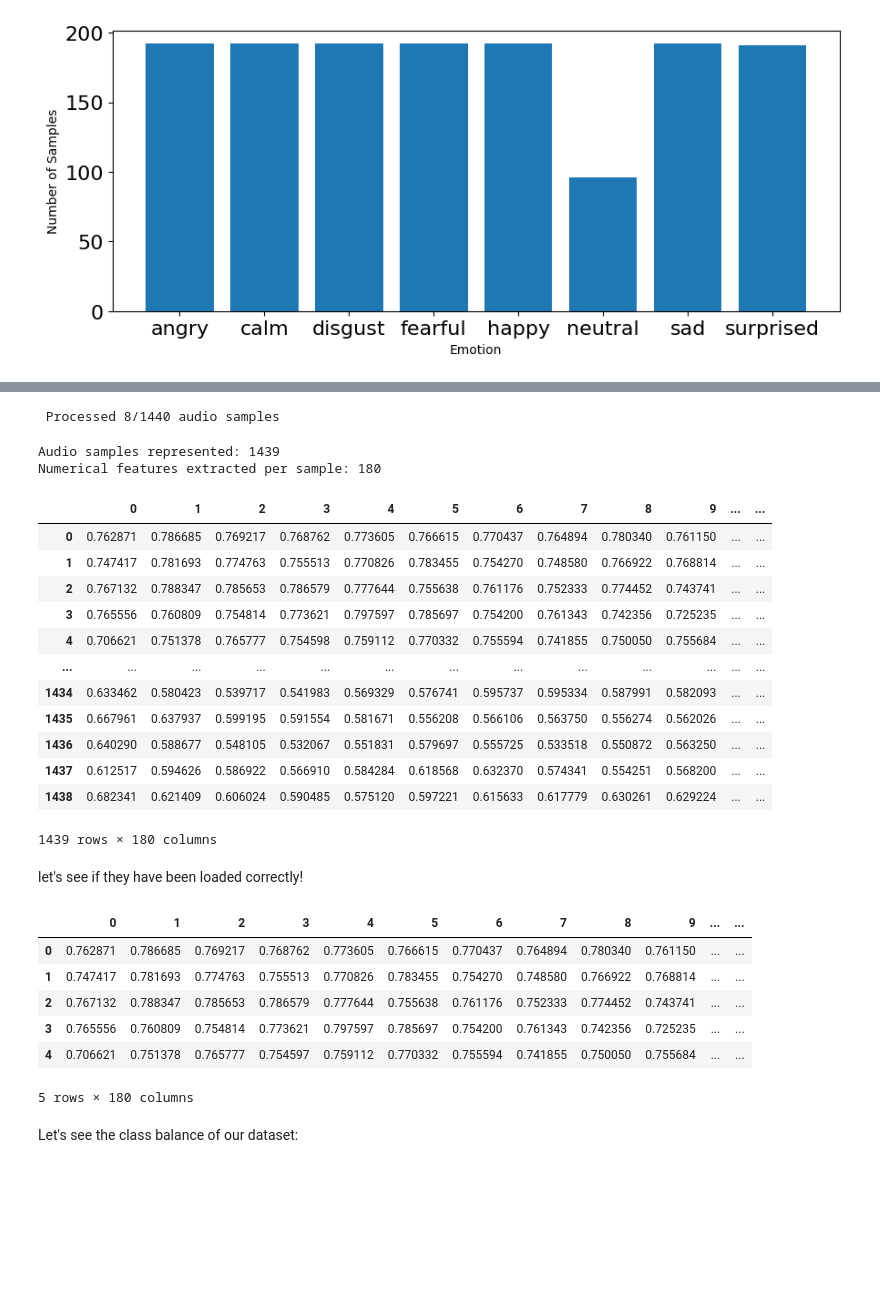
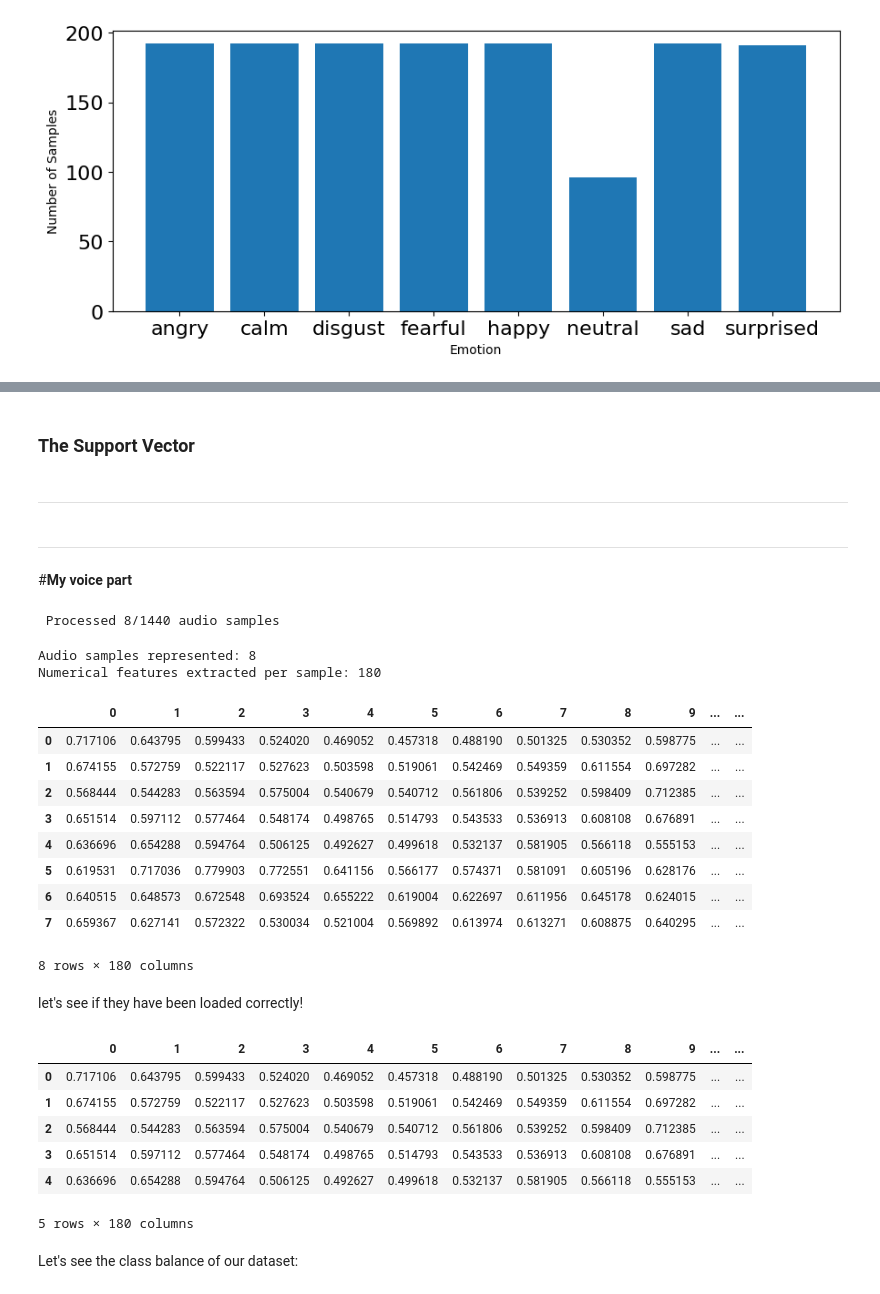
Before and after one commit to fanyuhan0912-ui/Week3-ClassicML, a Jupyter notebook: Week_3_MachineLearning.ipynb, the cells around one changed output, grey strips where cells are left out. Saved outputs shown, nothing was run; the diff lists cells and outputs as text; code cells hidden in the pictures; blank space fills up the shorter version.

```diff
--- a/Week_3_MachineLearning.ipynb
+++ b/Week_3_MachineLearning.ipynb
@@ -176,7 +176,7 @@ def load_data():
     X,y=[],[]
     count = 0
     # Modify this path to point to the correct location of your RAVDESS audio files in Google Drive
-    for file in glob.glob("Desktop/OneDrive_2025-09-15/Audio Data/*/*.wav"):
+    for file in glob.glob("/content/drive/MyDrive/OneDrive_2025-09-15/Audio Data/*/*.wav"):
         file_name=os.path.basename(file)
         emotion=emotions_dict[file_name.split("-")[2]]
         features = get_features(file)
@@ -304,0 +479,2 @@ print_features(features_df)
+# %% [markdown]
+### The Support Vector
@@ -305,3 +495,13 @@ print_features(features_df)
+# %% [markdown]
+
+
+---
+# %% [markdown]
+
+
+---
+# %% [markdown]
+#**My voice part**
 # %%
 import os, glob
 
@@ -309,7 +509,7 @@ def load_data():
     X,y=[],[]
     count = 0
     # Modify this path to point to the correct location of your RAVDESS audio files in Google Drive
-    for file in glob.glob("Desktop/OneDrive_2025-09-15/Actor_25/*.wav"):
+    for file in glob.glob("/content/drive/MyDrive/OneDrive_2025-09-15/Actor_25/*.wav"):
         file_name=os.path.basename(file)
         emotion=emotions_dict[file_name.split("-")[2]]
         features = get_features(file)
@@ -335,21 +535,18 @@ emotions_df = pd.DataFrame(emotions) # make it pretty for display
 
 features_df
 # %% [output]
-Audio samples represented: 1439
+Audio samples represented: 8
 Numerical features extracted per sample: 180
 |  | 0 | 1 | 2 | 3 | 4 | 5 | 6 | 7 | 8 | 9 | ... | ... |
-| 0 | 0.762871 | 0.786685 | 0.769217 | 0.768762 | 0.773605 | 0.766615 | 0.770437 | 0.764894 | 0.780340 | 0.761150 | ... | ... |
-| 1 | 0.747417 | 0.781693 | 0.774763 | 0.755513 | 0.770826 | 0.783455 | 0.754270 | 0.748580 | 0.766922 | 0.768814 | ... | ... |
-| 2 | 0.767132 | 0.788347 | 0.785653 | 0.786579 | 0.777644 | 0.755638 | 0.761176 | 0.752333 | 0.774452 | 0.743741 | ... | ... |
-| 3 | 0.765556 | 0.760809 | 0.754814 | 0.773621 | 0.797597 | 0.785697 | 0.754200 | 0.761343 | 0.742356 | 0.725235 | ... | ... |
-| 4 | 0.706621 | 0.751378 | 0.765777 | 0.754598 | 0.759112 | 0.770332 | 0.755594 | 0.741855 | 0.750050 | 0.755684 | ... | ... |
-| ... | ... | ... | ... | ... | ... | ... | ... | ... | ... | ... | ... | ... |
-| 1434 | 0.633462 | 0.580423 | 0.539717 | 0.541983 | 0.569329 | 0.576741 | 0.595737 | 0.595334 | 0.587991 | 0.582093 | ... | ... |
-| 1435 | 0.667961 | 0.637937 | 0.599195 | 0.591554 | 0.581671 | 0.556208 | 0.566106 | 0.563750 | 0.556274 | 0.562026 | ... | ... |
-| 1436 | 0.640290 | 0.588677 | 0.548105 | 0.532067 | 0.551831 | 0.579697 | 0.555725 | 0.533518 | 0.550872 | 0.563250 | ... | ... |
-| 1437 | 0.612517 | 0.594626 | 0.586922 | 0.566910 | 0.584284 | 0.618568 | 0.632370 | 0.574341 | 0.554251 | 0.568200 | ... | ... |
-| 1438 | 0.682341 | 0.621409 | 0.606024 | 0.590485 | 0.575120 | 0.597221 | 0.615633 | 0.617779 | 0.630261 | 0.629224 | ... | ... |
+| 0 | 0.717106 | 0.643795 | 0.599433 | 0.524020 | 0.469052 | 0.457318 | 0.488190 | 0.501325 | 0.530352 | 0.598775 | ... | ... |
+| 1 | 0.674155 | 0.572759 | 0.522117 | 0.527623 | 0.503598 | 0.519061 | 0.542469 | 0.549359 | 0.611554 | 0.697282 | ... | ... |
+| 2 | 0.568444 | 0.544283 | 0.563594 | 0.575004 | 0.540679 | 0.540712 | 0.561806 | 0.539252 | 0.598409 | 0.712385 | ... | ... |
+| 3 | 0.651514 | 0.597112 | 0.577464 | 0.548174 | 0.498765 | 0.514793 | 0.543533 | 0.536913 | 0.608108 | 0.676891 | ... | ... |
+| 4 | 0.636696 | 0.654288 | 0.594764 | 0.506125 | 0.492627 | 0.499618 | 0.532137 | 0.581905 | 0.566118 | 0.555153 | ... | ... |
+| 5 | 0.619531 | 0.717036 | 0.779903 | 0.772551 | 0.641156 | 0.566177 | 0.574371 | 0.581091 | 0.605196 | 0.628176 | ... | ... |
+| 6 | 0.640515 | 0.648573 | 0.672548 | 0.693524 | 0.655222 | 0.619004 | 0.622697 | 0.611956 | 0.645178 | 0.624015 | ... | ... |
+| 7 | 0.659367 | 0.627141 | 0.572322 | 0.530034 | 0.521004 | 0.569892 | 0.613974 | 0.613271 | 0.608875 | 0.640295 | ... | ... |
-1439 rows × 180 columns
+8 rows × 180 columns
 # %%
 features_df.to_csv('MEfeaturesRavdess.csv')
 emotions_df.to_csv('MEemotionsRavdess.csv')
@@ -359,14 +556,14 @@ my_emotions=pd.read_csv('MEemotionsRavdess.csv',index_col=0)
 # %% [markdown]
 let's see if they have been loaded correctly!
 # %%
-features.head()
+features_df.head()
 # %% [output]
 |  | 0 | 1 | 2 | 3 | 4 | 5 | 6 | 7 | 8 | 9 | ... | ... |
-| 0 | 0.762871 | 0.786685 | 0.769217 | 0.768762 | 0.773605 | 0.766615 | 0.770437 | 0.764894 | 0.780340 | 0.761150 | ... | ... |
-| 1 | 0.747417 | 0.781693 | 0.774763 | 0.755513 | 0.770826 | 0.783455 | 0.754270 | 0.748580 | 0.766922 | 0.768814 | ... | ... |
-| 2 | 0.767132 | 0.788347 | 0.785653 | 0.786579 | 0.777644 | 0.755638 | 0.761176 | 0.752333 | 0.774452 | 0.743741 | ... | ... |
-| 3 | 0.765556 | 0.760809 | 0.754814 | 0.773621 | 0.797597 | 0.785697 | 0.754200 | 0.761343 | 0.742356 | 0.725235 | ... | ... |
-| 4 | 0.706621 | 0.751378 | 0.765777 | 0.754597 | 0.759112 | 0.770332 | 0.755594 | 0.741855 | 0.750050 | 0.755684 | ... | ... |
+| 0 | 0.717106 | 0.643795 | 0.599433 | 0.524020 | 0.469052 | 0.457318 | 0.488190 | 0.501325 | 0.530352 | 0.598775 | ... | ... |
+| 1 | 0.674155 | 0.572759 | 0.522117 | 0.527623 | 0.503598 | 0.519061 | 0.542469 | 0.549359 | 0.611554 | 0.697282 | ... | ... |
+| 2 | 0.568444 | 0.544283 | 0.563594 | 0.575004 | 0.540679 | 0.540712 | 0.561806 | 0.539252 | 0.598409 | 0.712385 | ... | ... |
+| 3 | 0.651514 | 0.597112 | 0.577464 | 0.548174 | 0.498765 | 0.514793 | 0.543533 | 0.536913 | 0.608108 | 0.676891 | ... | ... |
+| 4 | 0.636696 | 0.654288 | 0.594764 | 0.506125 | 0.492627 | 0.499618 | 0.532137 | 0.581905 | 0.566118 | 0.555153 | ... | ... |
 5 rows × 180 columns
 # %% [markdown]
 Let's see the class balance of our dataset:
```
Also changed, not shown: parts of 20 cells of this notebook.
